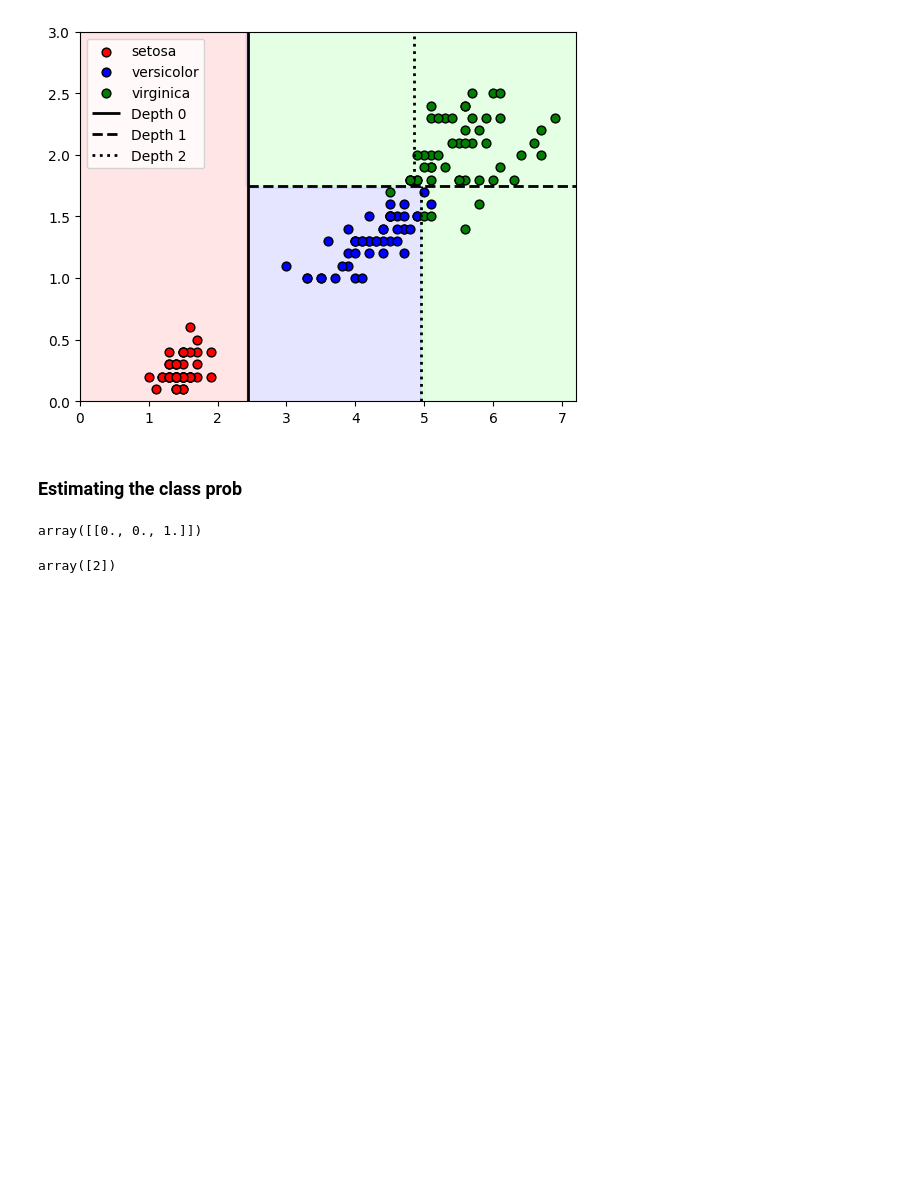
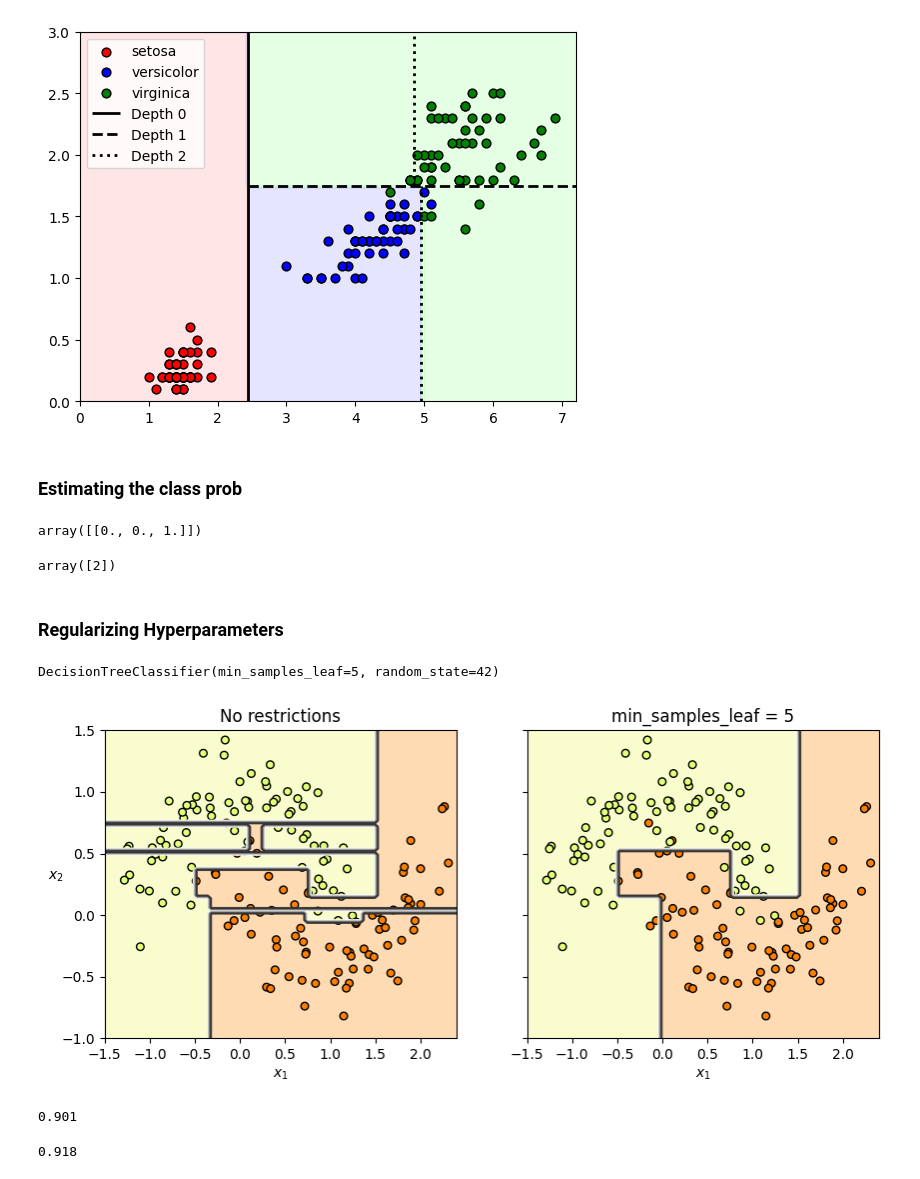
Before and after one commit to jayasuryan-mutyala/HOML, a Jupyter notebook: 5.0-decision_trees/decision_tree.ipynb, the cells around one changed output. Saved outputs shown, nothing was run; the diff lists cells and outputs as text; code cells hidden in the pictures; blank space fills up the shorter version.

Commit message:
Decision Tree Hyperparameters

```diff
--- a/5.0-decision_trees/decision_tree.ipynb
+++ b/5.0-decision_trees/decision_tree.ipynb
@@ -119,3 +119,65 @@ array([[0., 0., 1.]])
 tree_clf.predict([[5,1.5]])
 # %% [output]
 array([2])
+# %% [markdown]
+### Regularizing Hyperparameters
+# %%
+from sklearn.datasets import make_moons
+
+X_moons,y_moons = make_moons(n_samples=150,noise=0.2,random_state=42)
+
+tree_clf1 = DecisionTreeClassifier(random_state=42)
+tree_clf2 = DecisionTreeClassifier(min_samples_leaf=5,random_state=42)
+tree_clf1.fit(X_moons,y_moons)
+tree_clf2.fit(X_moons,y_moons)
+# %% [output]
+DecisionTreeClassifier(min_samples_leaf=5, random_state=42)
+# %%
+def plot_decision_boundary(clf,X,y,axes,cmap):
+    x1,x2 = np.meshgrid(np.linspace(axes[0],axes[1],100),
+                        np.linspace(axes[2],axes[3],100))
+
+    X_new = np.c_[x1.ravel(),x2.ravel()]
+    y_pred = clf.predict(X_new).reshape(x1.shape)
+
+    plt.contourf(x1,x2,y_pred,alpha=0.3,cmap=cmap)
+    plt.contour(x1,x2,y_pred,cmap="Greys",alpha=0.8)
+
+    plt.scatter(X[:,0],X[:,1],
+                c=y,
+                cmap=cmap,
+                edgecolors='k',
+                s=30)
+
+    plt.axis(axes)
+    plt.xlabel(r"$x_1$")
+    plt.ylabel(r"$x_2$",rotation=0)
+
+
+fig,axes = plt.subplots(ncols=2,nrows=1,figsize=(10,4),sharey=True)
+plt.sca(axes[0])
+plot_decision_boundary(tree_clf1,X_moons,y_moons,
+                       axes=[-1.5,2.4,-1,1.5],
+                       cmap='Wistia')
+
+plt.title("No restrictions")
+plt.sca(axes[1])
+plot_decision_boundary(tree_clf2,X_moons,y_moons,
+                       axes=[-1.5,2.4,-1,1.5],
+                       cmap='Wistia')
+
+plt.title(f"min_samples_leaf = {tree_clf2.min_samples_leaf}")
+plt.ylabel("")
+
+plt.show()
+# %% [output]
+[figure, added]
+# %%
+X_moons_test,y_moons_test = make_moons(n_samples=1000,noise=0.2,random_state=42)
+tree_clf1.score(X_moons_test,y_moons_test)
+# %% [output]
+0.901
+# %%
+tree_clf2.score(X_moons_test, y_moons_test)
+# %% [output]
+0.918
```
